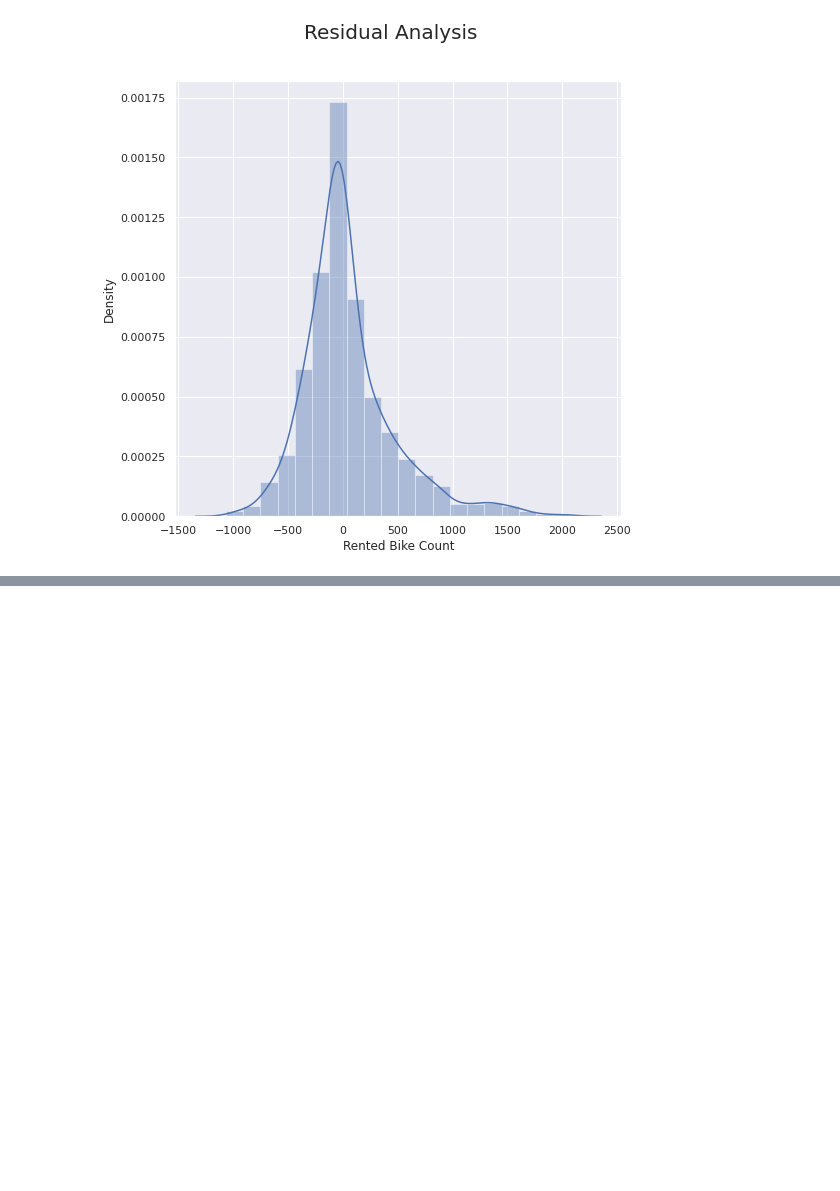
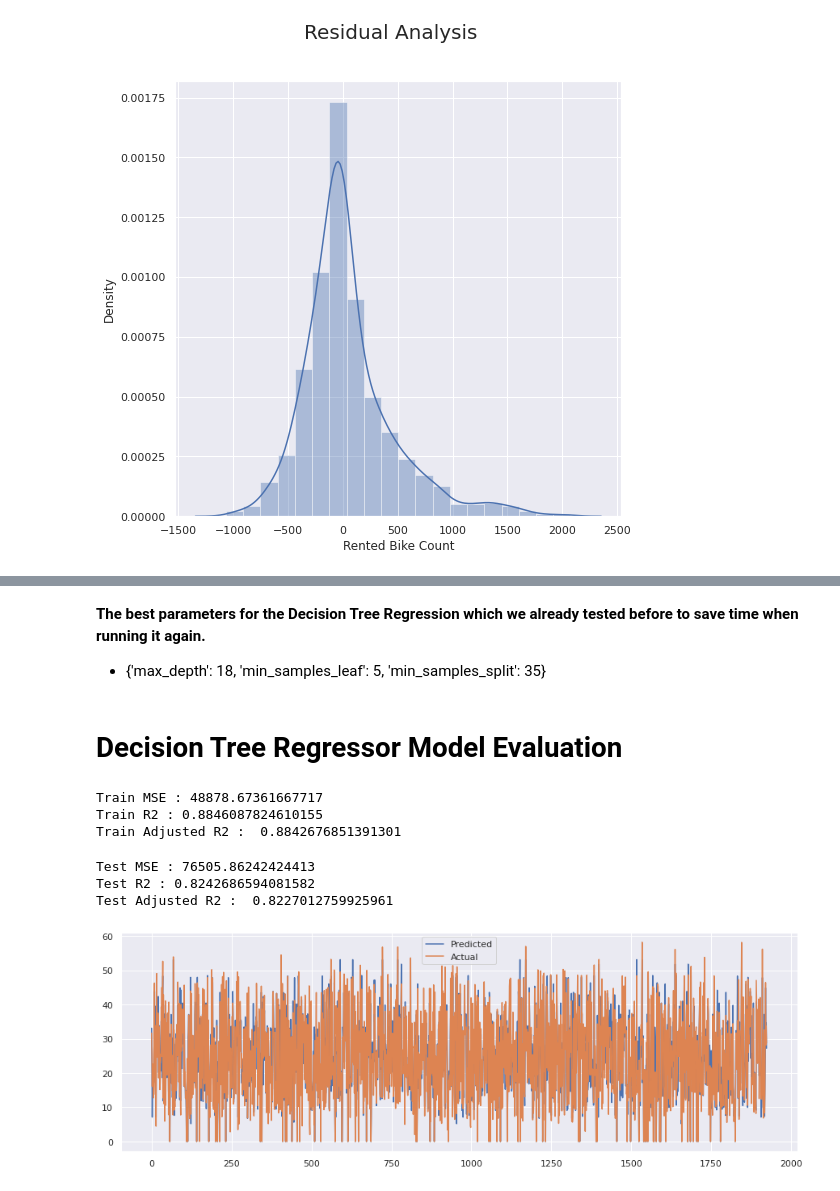
Before and after one commit to shubham-bhadouria/-Seoul-Bike-Sharing-Demand-Prediction, a Jupyter notebook: Copy_of_Copy_of_Bike_Sharing_Demand_Prediction_Capstone_Project.ipynb, the cells around one changed output, grey strips where cells are left out. Drawn from its saved outputs; the diff is of its cells as text; code cells hidden in the pictures; blank space fills up the shorter version.

```diff
--- a/Copy_of_Copy_of_Bike_Sharing_Demand_Prediction_Capstone_Project.ipynb
+++ b/Copy_of_Copy_of_Bike_Sharing_Demand_Prediction_Capstone_Project.ipynb
@@ -756,0 +759,21 @@ Text(0.5, 0.98, 'Residual Analysis')
+# %%
+from sklearn.tree import DecisionTreeRegressor
+
+# Maximum depth of trees
+max_depth = [14,16,18,20]
+
+# Minimum number of samples required to split a node
+min_samples_split = [30,35,40]
+
+# Minimum number of samples required at each leaf node
+min_samples_leaf = [4,5,6,7]
+
+# Hyperparameter Grid
+param_dict_dt = {'max_depth' : max_depth,'min_samples_split' : min_samples_split,'min_samples_leaf' : min_samples_leaf}
+# %%
+dt = DecisionTreeRegressor()
+
+# Grid search
+dt_grid = GridSearchCV(estimator=dt, param_grid = param_dict_dt, cv = 5, verbose=2, scoring='r2')
+
+dt_grid.fit(X_train,y_train)
@@ -756,0 +809,46 @@ Text(0.5, 0.98, 'Residual Analysis')
+# %% [markdown]
+**The best parameters for the Decision Tree Regression which we already tested before to save time when running it again.**
+* {'max_depth': 18, 'min_samples_leaf': 5, 'min_samples_split': 35}
+# %%
+# #predicted value of train and test dataset
+y_pred_dt_train=dt_grid.predict(X_train)
+y_pred_dt_test=dt_grid.predict(X_test)
+# %% [markdown]
+# Decision Tree Regressor Model Evaluation
+# %%
+# Train Data Evaluation Metrics
+dt_train_mse  = mean_squared_error(y_train**2, y_pred_dt_train**2)
+print("Train MSE :" , dt_train_mse)
+
+dt_train_r2 = r2_score(y_train**2, y_pred_dt_train**2)
+print("Train R2 :" ,dt_train_r2)
+
+dt_train_adjusted_r2= 1-(1-r2_score(y_train**2, y_pred_dt_train**2))*((X_train.shape[0]-1)/(X_train.shape[0]-X_train.shape[1]-1))
+print("Train Adjusted R2 : ", dt_train_adjusted_r2)
+# %% [output]
+Train MSE : 48878.67361667717
+Train R2 : 0.8846087824610155
+Train Adjusted R2 :  0.8842676851391301
+# %%
+# Test Data Evaluation Metrics
+dt_test_mse  = mean_squared_error(y_test**2, y_pred_dt_test**2)
+print("Test MSE :" , dt_test_mse)
+
+dt_test_r2 = r2_score(y_test**2, y_pred_dt_test**2)
+print("Test R2 :" ,dt_test_r2)
+
+dt_test_adjusted_r2= 1-(1-r2_score(y_test**2, y_pred_dt_test**2))*((X_test.shape[0]-1)/(X_test.shape[0]-X_test.shape[1]-1))
+print("Test Adjusted R2 : ", dt_test_adjusted_r2)
+# %% [output]
+Test MSE : 76505.86242424413
+Test R2 : 0.8242686594081582
+Test Adjusted R2 :  0.8227012759925961
+# %%
+#prediction vs actual for decision tree
+plt.figure(figsize=(15,5))
+plt.plot((np.array(y_pred_dt_test)))
+plt.plot(np.array((y_test)))
+plt.legend(["Predicted","Actual"])
+plt.show()
+# %% [output]
+[figure, added]
```
Also changed, not shown: parts of 8 cells of this notebook.
